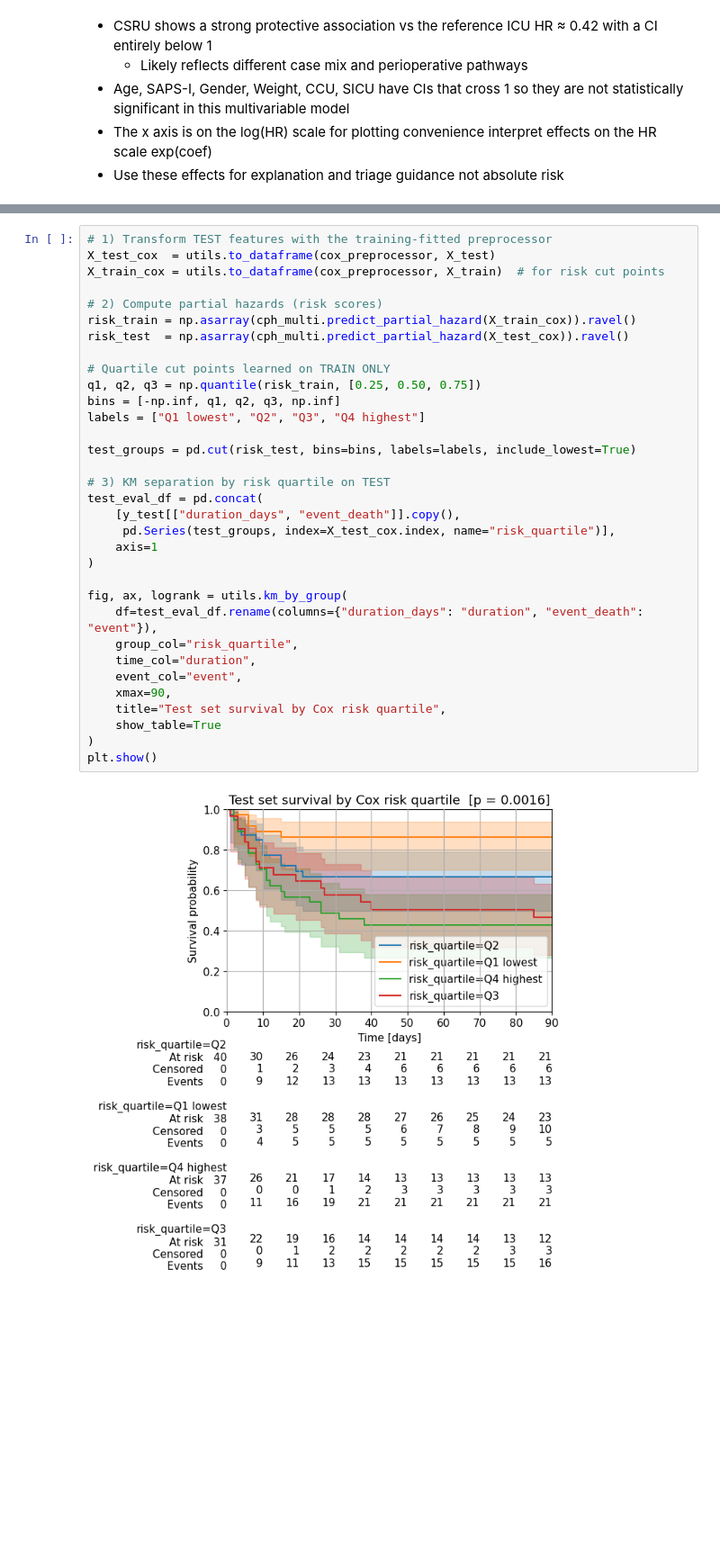
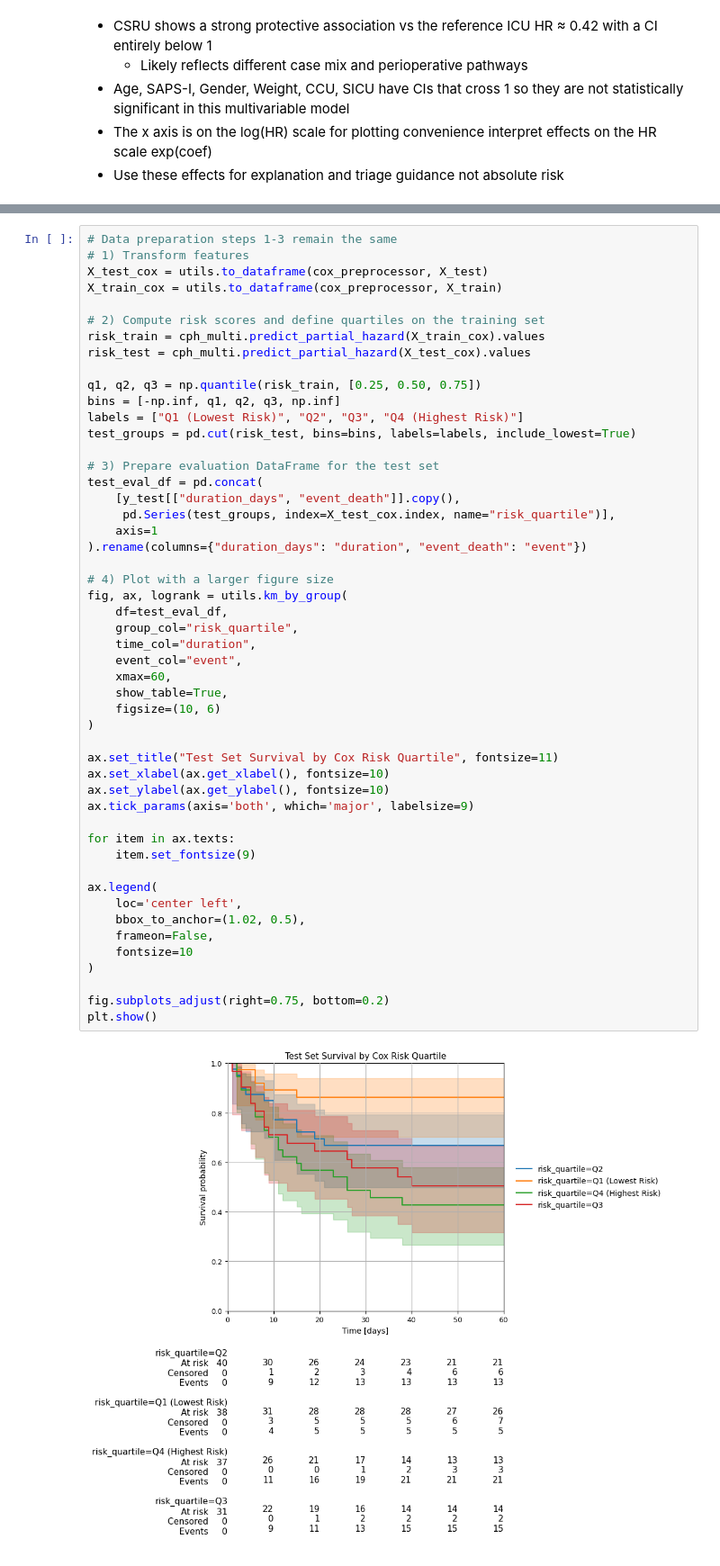
Before and after one commit to IE-ML-for-Healthcare/ICU_Survival_analysis, a Jupyter notebook: 02_ICU_Survival_analysis_CPH.ipynb, the cells around one changed output, grey strips where cells are left out. Shown at 90% size. Cells and saved outputs as stored; diff of their text form; blank space fills up the shorter version.

```diff
--- a/02_ICU_Survival_analysis_CPH.ipynb
+++ b/02_ICU_Survival_analysis_CPH.ipynb
@@ -746,35 +744,52 @@ If the model is good, the curves for the high-risk groups should be clearly sepa
 # %%
-# 1) Transform TEST features with the training-fitted preprocessor
-X_test_cox  = utils.to_dataframe(cox_preprocessor, X_test)
-X_train_cox = utils.to_dataframe(cox_preprocessor, X_train)  # for risk cut points
+# Data preparation steps 1-3 remain the same
+# 1) Transform features
+X_test_cox = utils.to_dataframe(cox_preprocessor, X_test)
+X_train_cox = utils.to_dataframe(cox_preprocessor, X_train)
 
-# 2) Compute partial hazards (risk scores)
-risk_train = np.asarray(cph_multi.predict_partial_hazard(X_train_cox)).ravel()
-risk_test  = np.asarray(cph_multi.predict_partial_hazard(X_test_cox)).ravel()
+# 2) Compute risk scores and define quartiles on the training set
+risk_train = cph_multi.predict_partial_hazard(X_train_cox).values
+risk_test = cph_multi.predict_partial_hazard(X_test_cox).values
 
-# Quartile cut points learned on TRAIN ONLY
 q1, q2, q3 = np.quantile(risk_train, [0.25, 0.50, 0.75])
 bins = [-np.inf, q1, q2, q3, np.inf]
-labels = ["Q1 lowest", "Q2", "Q3", "Q4 highest"]
-
+labels = ["Q1 (Lowest Risk)", "Q2", "Q3", "Q4 (Highest Risk)"]
 test_groups = pd.cut(risk_test, bins=bins, labels=labels, include_lowest=True)
 
-# 3) KM separation by risk quartile on TEST
+# 3) Prepare evaluation DataFrame for the test set
 test_eval_df = pd.concat(
     [y_test[["duration_days", "event_death"]].copy(),
      pd.Series(test_groups, index=X_test_cox.index, name="risk_quartile")],
     axis=1
-)
+).rename(columns={"duration_days": "duration", "event_death": "event"})
 
+# 4) Plot with a larger figure size
 fig, ax, logrank = utils.km_by_group(
-    df=test_eval_df.rename(columns={"duration_days": "duration", "event_death": "event"}),
+    df=test_eval_df,
     group_col="risk_quartile",
     time_col="duration",
     event_col="event",
-    xmax=90,
-    title="Test set survival by Cox risk quartile",
-    show_table=True
+    xmax=60,
+    show_table=True,
+    figsize=(10, 6)
 )
+
+ax.set_title("Test Set Survival by Cox Risk Quartile", fontsize=11)
+ax.set_xlabel(ax.get_xlabel(), fontsize=10)
+ax.set_ylabel(ax.get_ylabel(), fontsize=10)
+ax.tick_params(axis='both', which='major', labelsize=9)
+
+for item in ax.texts:
+    item.set_fontsize(9)
+
+ax.legend(
+    loc='center left',
+    bbox_to_anchor=(1.02, 0.5),
+    frameon=False,
+    fontsize=10
+)
+
+fig.subplots_adjust(right=0.75, bottom=0.2)
 plt.show()
 # %% [output]
-[figure, old version]
+[figure, new version]
```
Also changed, not shown: parts of 17 cells of this notebook.
